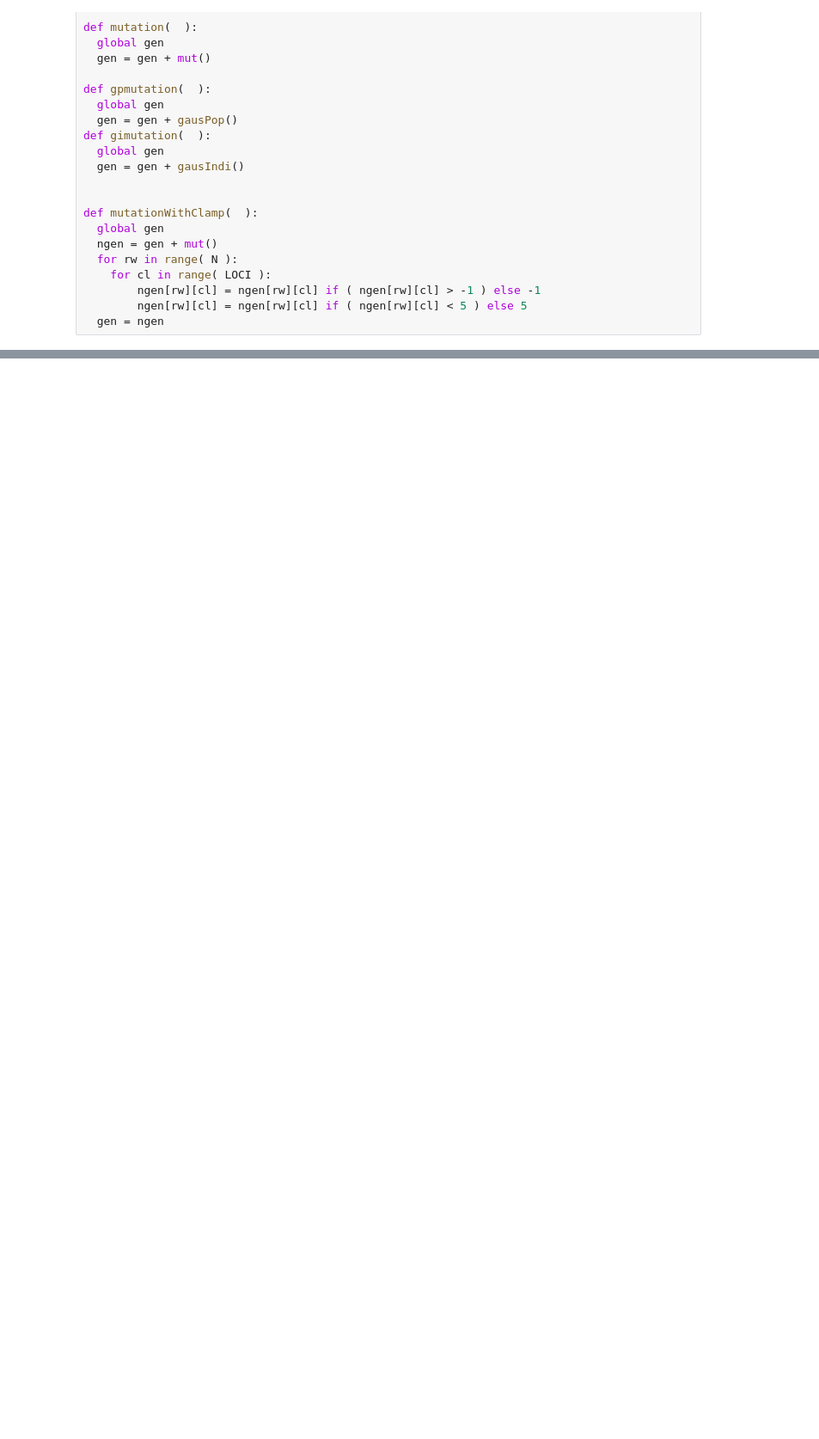
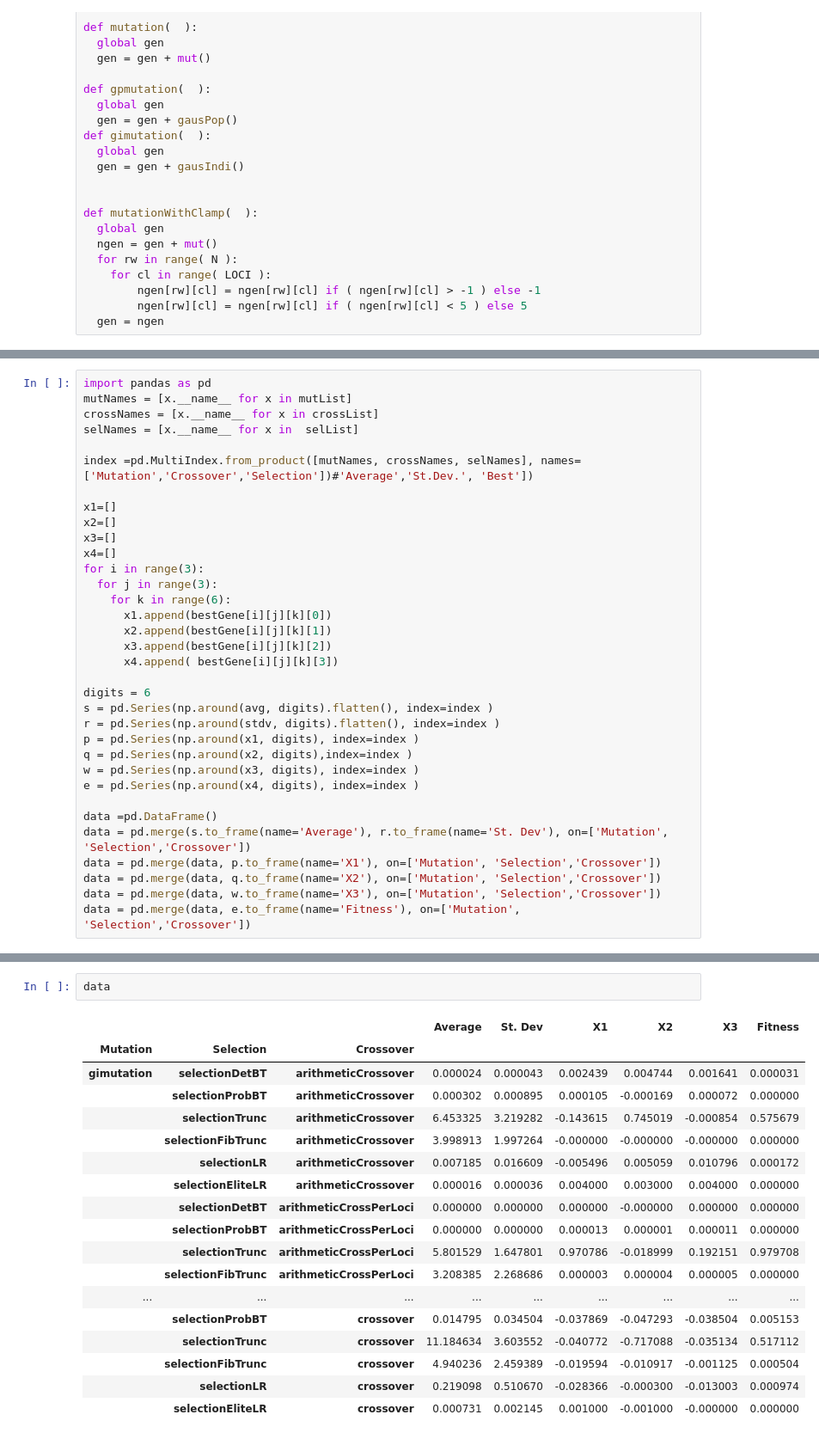
Before and after one commit to mlindsey19/evol-comp-two, a Jupyter notebook: EvolComp2.ipynb, the cells around one changed output, grey strips where cells are left out. Shown at 86% size. Cells and saved outputs as stored; diff of their text form; blank space fills up the shorter version.

```diff
--- a/EvolComp2.ipynb
+++ b/EvolComp2.ipynb
@@ -368,0 +298,34 @@ shuffFlag = 1
+# %%
+import pandas as pd
+mutNames = [x.__name__ for x in mutList]
+crossNames = [x.__name__ for x in crossList]
+selNames = [x.__name__ for x in  selList]
+
+index =pd.MultiIndex.from_product([mutNames, crossNames, selNames], names=['Mutation','Crossover','Selection'])#'Average','St.Dev.', 'Best'])
+
+x1=[]
+x2=[]
+x3=[]
+x4=[]
+for i in range(3):
+  for j in range(3):
+    for k in range(6):
+      x1.append(bestGene[i][j][k][0])
+      x2.append(bestGene[i][j][k][1])
+      x3.append(bestGene[i][j][k][2])
+      x4.append( bestGene[i][j][k][3])
+
+digits = 6
+s = pd.Series(np.around(avg, digits).flatten(), index=index )
+r = pd.Series(np.around(stdv, digits).flatten(), index=index )
+p = pd.Series(np.around(x1, digits), index=index )
+q = pd.Series(np.around(x2, digits),index=index )
+w = pd.Series(np.around(x3, digits), index=index )
+e = pd.Series(np.around(x4, digits), index=index )
+
+data =pd.DataFrame()
+data = pd.merge(s.to_frame(name='Average'), r.to_frame(name='St. Dev'), on=['Mutation', 'Selection','Crossover'])
+data = pd.merge(data, p.to_frame(name='X1'), on=['Mutation', 'Selection','Crossover'])
+data = pd.merge(data, q.to_frame(name='X2'), on=['Mutation', 'Selection','Crossover'])
+data = pd.merge(data, w.to_frame(name='X3'), on=['Mutation', 'Selection','Crossover'])
+data = pd.merge(data, e.to_frame(name='Fitness'), on=['Mutation', 'Selection','Crossover'])
@@ -368,0 +334,21 @@ shuffFlag = 1
+# %%
+data
+# %% [output]
+|  |  |  | Average | St. Dev | X1 | X2 | X3 | Fitness |
+| Mutation | Selection | Crossover |  |  |  |  |  |  |
+| gimutation | selectionDetBT | arithmeticCrossover | 0.000024 | 0.000043 | 0.002439 | 0.004744 | 0.001641 | 0.000031 |
+|  | selectionProbBT | arithmeticCrossover | 0.000302 | 0.000895 | 0.000105 | -0.000169 | 0.000072 | 0.000000 |
+|  | selectionTrunc | arithmeticCrossover | 6.453325 | 3.219282 | -0.143615 | 0.745019 | -0.000854 | 0.575679 |
+|  | selectionFibTrunc | arithmeticCrossover | 3.998913 | 1.997264 | -0.000000 | -0.000000 | -0.000000 | 0.000000 |
+|  | selectionLR | arithmeticCrossover | 0.007185 | 0.016609 | -0.005496 | 0.005059 | 0.010796 | 0.000172 |
+|  | selectionEliteLR | arithmeticCrossover | 0.000016 | 0.000036 | 0.004000 | 0.003000 | 0.004000 | 0.000000 |
+|  | selectionDetBT | arithmeticCrossPerLoci | 0.000000 | 0.000000 | 0.000000 | -0.000000 | 0.000000 | 0.000000 |
+|  | selectionProbBT | arithmeticCrossPerLoci | 0.000000 | 0.000000 | 0.000013 | 0.000001 | 0.000011 | 0.000000 |
+|  | selectionTrunc | arithmeticCrossPerLoci | 5.801529 | 1.647801 | 0.970786 | -0.018999 | 0.192151 | 0.979708 |
+|  | selectionFibTrunc | arithmeticCrossPerLoci | 3.208385 | 2.268686 | 0.000003 | 0.000004 | 0.000005 | 0.000000 |
+| ... | ... | ... | ... | ... | ... | ... | ... | ... |
+|  | selectionProbBT | crossover | 0.014795 | 0.034504 | -0.037869 | -0.047293 | -0.038504 | 0.005153 |
+|  | selectionTrunc | crossover | 11.184634 | 3.603552 | -0.040772 | -0.717088 | -0.035134 | 0.517112 |
+|  | selectionFibTrunc | crossover | 4.940236 | 2.459389 | -0.019594 | -0.010917 | -0.001125 | 0.000504 |
+|  | selectionLR | crossover | 0.219098 | 0.510670 | -0.028366 | -0.000300 | -0.013003 | 0.000974 |
+|  | selectionEliteLR | crossover | 0.000731 | 0.002145 | 0.001000 | -0.001000 | -0.000000 | 0.000000 |
```
Also changed, not shown: parts of 11 cells of this notebook.
